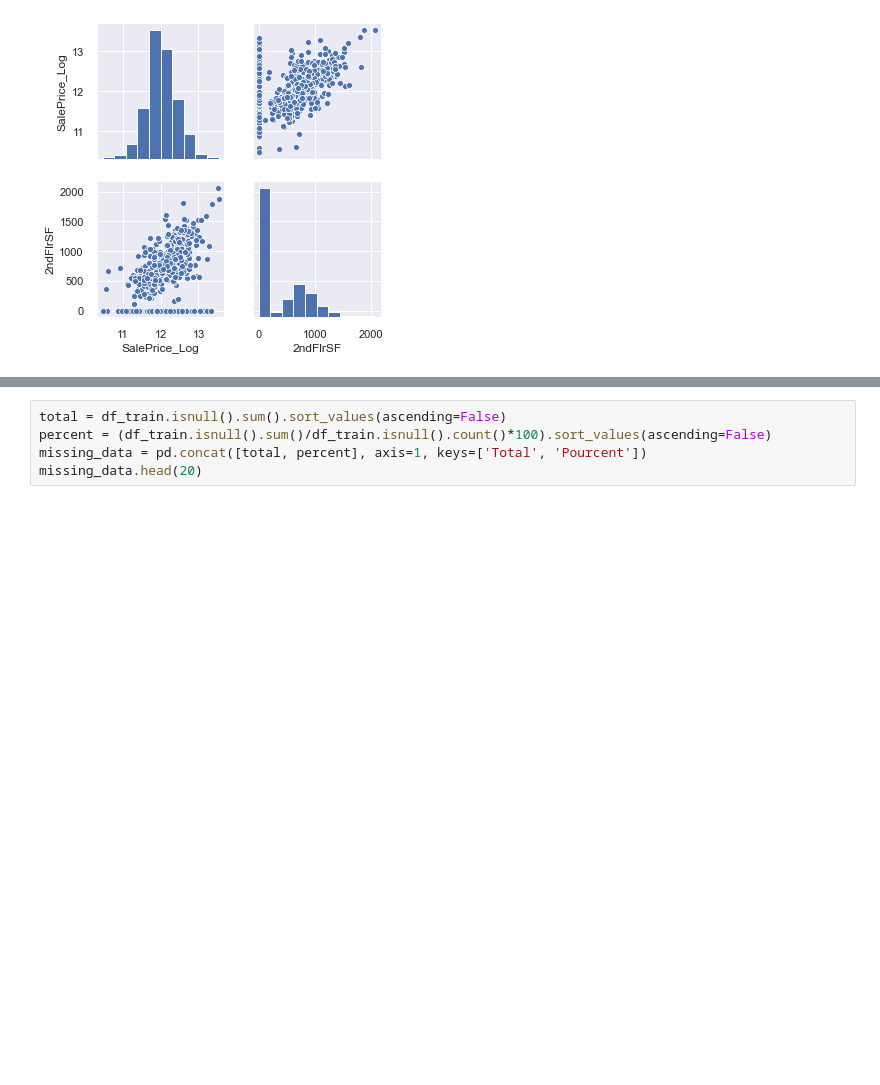
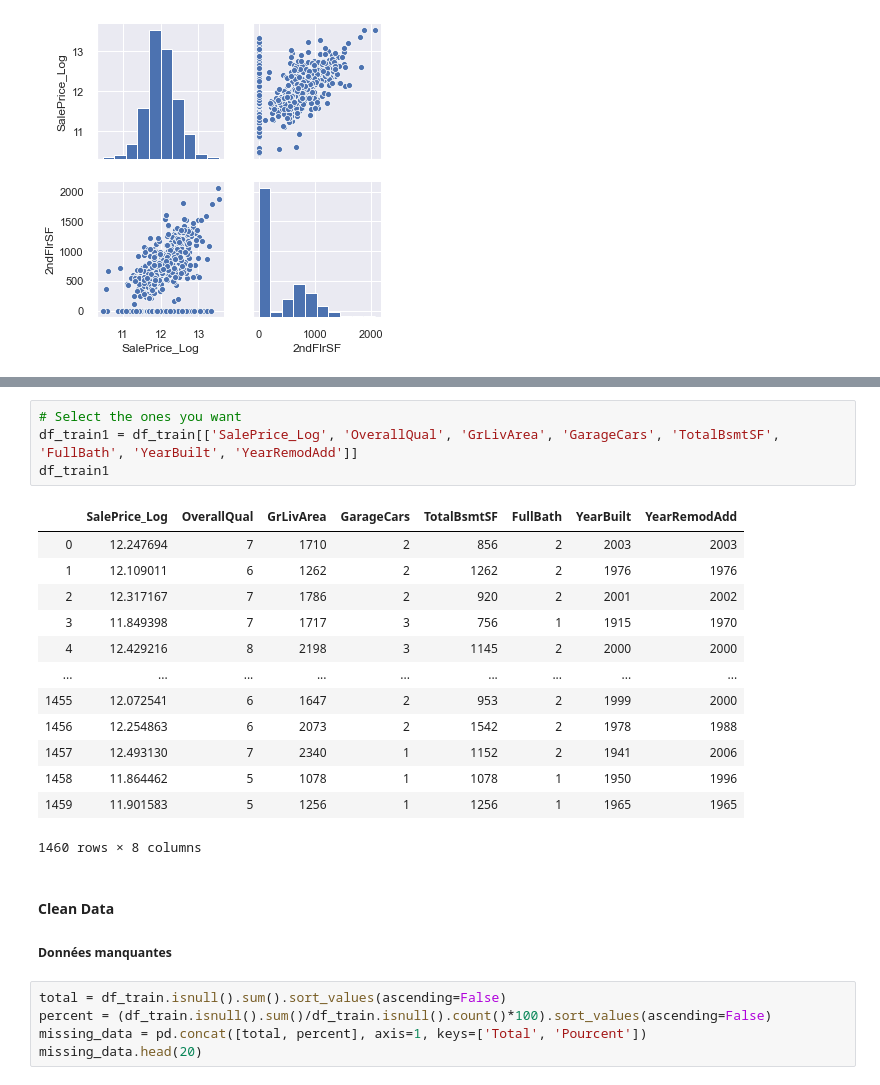
Before and after one commit to migrosdata/HousePrices, a Jupyter notebook: GroupC.ipynb, the cells around one changed output, grey strips where cells are left out. Cells and saved outputs as stored; diff of their text form; blank space fills up the shorter version.

Commit message:
remove useless columns

```diff
--- a/GroupC.ipynb
+++ b/GroupC.ipynb
@@ -413,3 +462,24 @@ plt.show();
+# %%
+# Select the ones you want
+df_train1 = df_train[['SalePrice_Log', 'OverallQual', 'GrLivArea', 'GarageCars', 'TotalBsmtSF', 'FullBath', 'YearBuilt', 'YearRemodAdd']]
+df_train1
+# %% [output]
+|  | SalePrice_Log | OverallQual | GrLivArea | GarageCars | TotalBsmtSF | FullBath | YearBuilt | YearRemodAdd |
+| 0 | 12.247694 | 7 | 1710 | 2 | 856 | 2 | 2003 | 2003 |
+| 1 | 12.109011 | 6 | 1262 | 2 | 1262 | 2 | 1976 | 1976 |
+| 2 | 12.317167 | 7 | 1786 | 2 | 920 | 2 | 2001 | 2002 |
+| 3 | 11.849398 | 7 | 1717 | 3 | 756 | 1 | 1915 | 1970 |
+| 4 | 12.429216 | 8 | 2198 | 3 | 1145 | 2 | 2000 | 2000 |
+| ... | ... | ... | ... | ... | ... | ... | ... | ... |
+| 1455 | 12.072541 | 6 | 1647 | 2 | 953 | 2 | 1999 | 2000 |
+| 1456 | 12.254863 | 6 | 2073 | 2 | 1542 | 2 | 1978 | 1988 |
+| 1457 | 12.493130 | 7 | 2340 | 1 | 1152 | 2 | 1941 | 2006 |
+| 1458 | 11.864462 | 5 | 1078 | 1 | 1078 | 1 | 1950 | 1996 |
+| 1459 | 11.901583 | 5 | 1256 | 1 | 1256 | 1 | 1965 | 1965 |
+1460 rows × 8 columns
+# %% [markdown]
+#### Clean Data
+##### Données manquantes
 # %%
 total = df_train.isnull().sum().sort_values(ascending=False)
 percent = (df_train.isnull().sum()/df_train.isnull().count()*100).sort_values(ascending=False)
```
Also changed, not shown: parts of 13 cells of this notebook.
